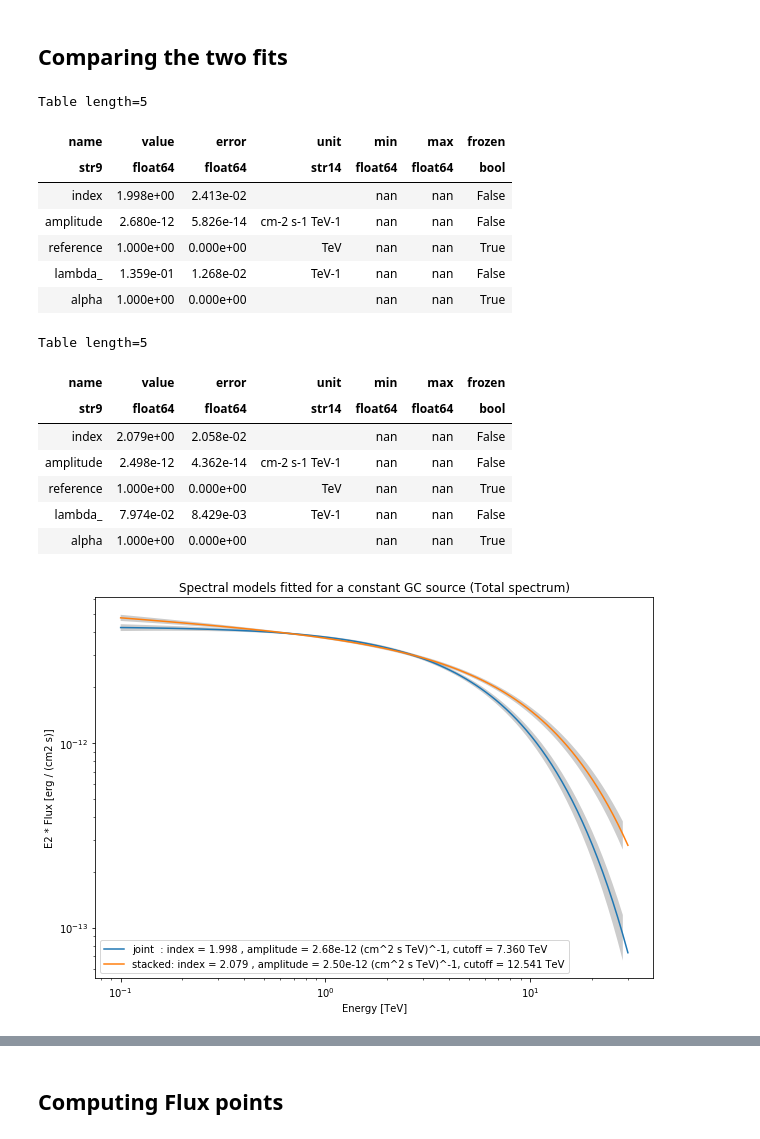
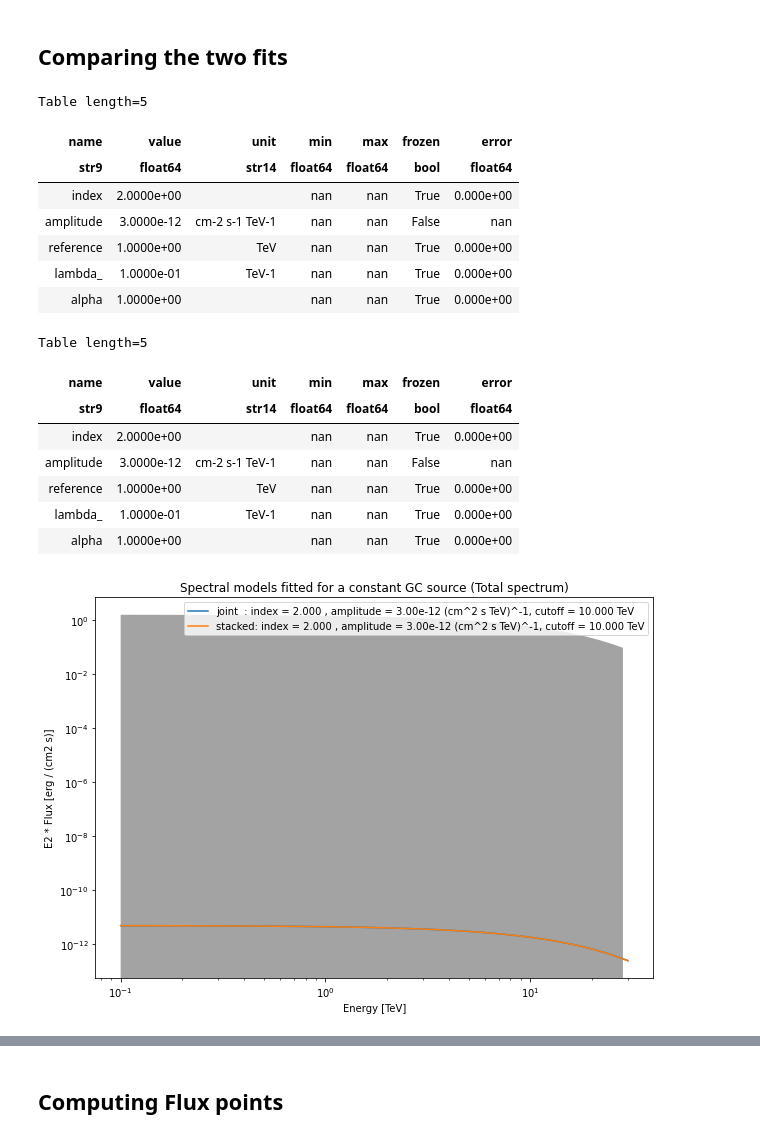
Before and after one commit to SamZouari/hess, a Jupyter notebook: notebooks0.18.2/hap-hd/1D_spectrum_analysis_hap-hd.ipynb, the cells around one changed output, grey strips where cells are left out. Saved outputs shown, nothing was run; the diff lists cells and outputs as text; code cells hidden in the pictures.

```diff
--- a/notebooks0.18.2/hap-hd/1D_spectrum_analysis_hap-hd.ipynb
+++ b/notebooks0.18.2/hap-hd/1D_spectrum_analysis_hap-hd.ipynb
@@ -67,18 +67,10 @@ from pathlib import Path
 path = Path("../../../hess_results/GC_variability_0.18.2/hap-hd")
 path.mkdir(exist_ok=True)
 
-pathma = Path(path/"mapdatasets")
-pathma.mkdir(exist_ok=True)
+pathm = path/"mapdatasets1D"
+pathm.mkdir(exist_ok=True)
 
-pathmo = Path(path/"models")
-pathmo.mkdir(exist_ok=True)
-
-# for consistency we will use the template using exp cutoff for both the central source and the DE
-# but it will generally require that the cutoff of the DE be frozen and set to infinity (lambda = 0)
-
-model_name = pathmo/"models_template_2cutoff.yaml"
-
-pathres = Path(path/"analyse1D")
+pathres = path/"spectra"
 pathres.mkdir(exist_ok=True)
 # %% [markdown]
 # Collecting data and sorting observations
@@ -284,0 +275,3 @@ spectral_model = ExpCutoffPowerLawSpectralModel(  index=2, amplitude=3e-12 * u.U
+# %%
+spectral_model.parameters['index'].frozen = True
+spectral_model.parameters['lambda_'].frozen = True
@@ -285,5 +294,5 @@ spectral_model = ExpCutoffPowerLawSpectralModel(  index=2, amplitude=3e-12 * u.U
 # %%
-model_joint = SkyModel(spectral_model=spectral_model)
+model_joint = SkyModel(spectral_model=spectral_model, name='model_joint')
 
 #maskfit = datasets[0].counts.energy_mask(0.7*u.TeV, 40*u.TeV)
 
@@ -296,6 +305,3 @@ result_joint = fit_joint.run()
 
 # we make a copy here to compare it later
 model_best_joint = model_joint.copy()
-model_best_joint.spectral_model.parameters.covariance = (
-    result_joint.parameters.covariance
-)
@@ -307,7 +319,7 @@ User function arguments:
 # %% [markdown]
 ## Fitting after stacking
 # %%
-model_stack = SkyModel(spectral_model=spectral_model)
+model_stack = SkyModel(spectral_model=spectral_model.copy(), name='model_stack')
 
 #maskfit = datasets_stacked.counts.energy_mask(0.7*u.TeV, 40*u.TeV)
 
@@ -319,6 +331,3 @@ result_stacked = stacked_fit.run()
 
 # make a copy to compare later
 model_best_stacked = model_stack.copy()
-model_best_stacked.spectral_model.parameters.covariance = (
-    result_stacked.parameters.covariance
-)
@@ -328,24 +371,24 @@ model_best_stacked.spectral_model.parameters.covariance = (
 model_best_joint.parameters.to_table()
 # %% [output]
 Table length=5
-| name | value | error | unit | min | max | frozen |
-| str9 | float64 | float64 | str14 | float64 | float64 | bool |
-| index | 1.998e+00 | 2.413e-02 |  | nan | nan | False |
-| amplitude | 2.680e-12 | 5.826e-14 | cm-2 s-1 TeV-1 | nan | nan | False |
-| reference | 1.000e+00 | 0.000e+00 | TeV | nan | nan | True |
-| lambda_ | 1.359e-01 | 1.268e-02 | TeV-1 | nan | nan | False |
-| alpha | 1.000e+00 | 0.000e+00 |  | nan | nan | True |
+| name | value | unit | min | max | frozen | error |
+| str9 | float64 | str14 | float64 | float64 | bool | float64 |
+| index | 2.0000e+00 |  | nan | nan | True | 0.000e+00 |
+| amplitude | 3.0000e-12 | cm-2 s-1 TeV-1 | nan | nan | False | nan |
+| reference | 1.0000e+00 | TeV | nan | nan | True | 0.000e+00 |
+| lambda_ | 1.0000e-01 | TeV-1 | nan | nan | True | 0.000e+00 |
+| alpha | 1.0000e+00 |  | nan | nan | True | 0.000e+00 |
 # %%
 model_best_stacked.parameters.to_table()
 # %% [output]
 Table length=5
-| name | value | error | unit | min | max | frozen |
-| str9 | float64 | float64 | str14 | float64 | float64 | bool |
-| index | 2.079e+00 | 2.058e-02 |  | nan | nan | False |
-| amplitude | 2.498e-12 | 4.362e-14 | cm-2 s-1 TeV-1 | nan | nan | False |
-| reference | 1.000e+00 | 0.000e+00 | TeV | nan | nan | True |
-| lambda_ | 7.974e-02 | 8.429e-03 | TeV-1 | nan | nan | False |
-| alpha | 1.000e+00 | 0.000e+00 |  | nan | nan | True |
+| name | value | unit | min | max | frozen | error |
+| str9 | float64 | str14 | float64 | float64 | bool | float64 |
+| index | 2.0000e+00 |  | nan | nan | True | 0.000e+00 |
+| amplitude | 3.0000e-12 | cm-2 s-1 TeV-1 | nan | nan | False | nan |
+| reference | 1.0000e+00 | TeV | nan | nan | True | 0.000e+00 |
+| lambda_ | 1.0000e-01 | TeV-1 | nan | nan | True | 0.000e+00 |
+| alpha | 1.0000e+00 |  | nan | nan | True | 0.000e+00 |
 # %%
 def plot_spectrum(modelstack, modeljoint, path ,namefile, name):
     plt.figure(figsize=(10,7))
@@ -386,6 +429,6 @@ def plot_spectrum(modelstack, modeljoint, path ,namefile, name):
     plt.legend()
     plt.savefig(path/namefile)
 # %%
-plot_spectrum(model_best_stacked, model_best_joint, path1, "models_total.pdf", "Total spectrum")
+plot_spectrum(model_best_stacked, model_best_joint, pathres, "models_total.pdf", "Total spectrum")
 # %% [output]
-[figure, old version]
+[figure, new version]
```
Also changed, not shown: parts of 16 cells of this notebook, 3 other files.
